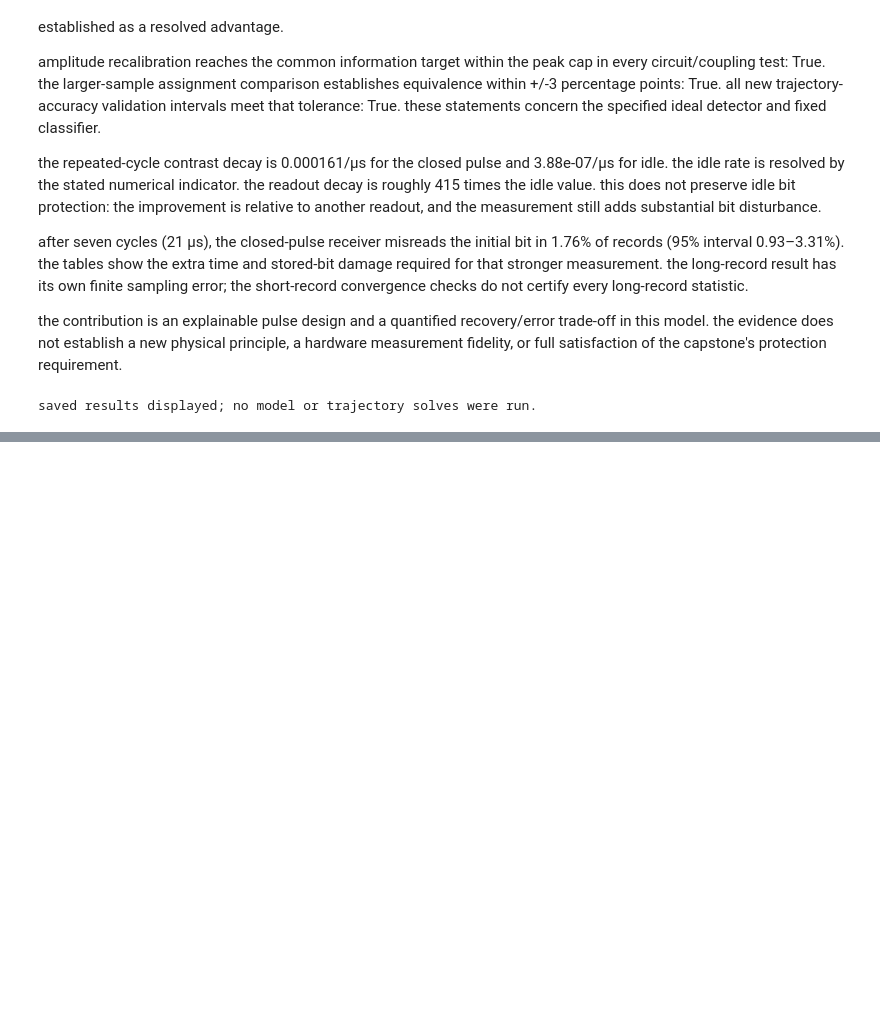
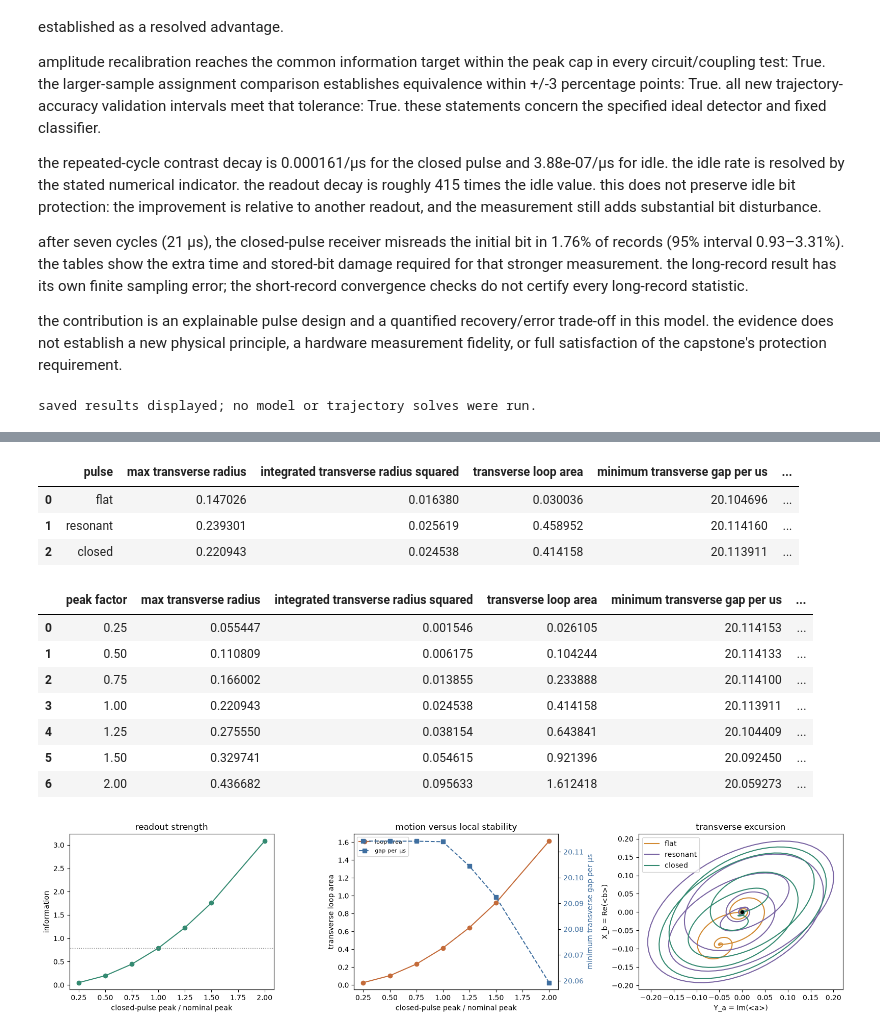
Before and after one commit to simransummermalik/solvingalice-bob, a Jupyter notebook: cat_qubits.ipynb, the cells around one changed output, grey strips where cells are left out. Cells and saved outputs as stored; diff of their text form; code cells hidden in the pictures; blank space fills up the shorter version.

```diff
--- a/cat_qubits.ipynb
+++ b/cat_qubits.ipynb
@@ -2583,0 +2933,57 @@ saved results displayed; no model or trajectory solves were run.
+# %%
+import json  # the saved phase-plane traces are a small json file
+from pathlib import Path  # lets this section run after a kernel restart
+
+import matplotlib.pyplot as plt  # the diagnostic has one compact figure
+import pandas as pd  # the saved sweep is easier to inspect as a table
+from IPython.display import Markdown, display  # keep the conclusion readable in the notebook
+
+phase_lock_load_saved = True  # the saved sweep makes this section quick after a restart
+phase_lock_folder = Path("artifacts")  # keep the diagnostic beside the other audit tables
+phase_lock_pulses = pd.read_csv(phase_lock_folder / "phase_locking_pulses.csv")  # nominal pulse comparison
+phase_lock_sweep = pd.read_csv(phase_lock_folder / "phase_locking_amplitude_sweep.csv")  # strength sweep
+phase_lock_traces = json.loads((phase_lock_folder / "phase_locking_traces.json").read_text())  # phase-plane paths
+
+if not phase_lock_load_saved:
+    raise RuntimeError("the saved phase-locking sweep is the reproducible default; rerun the export helper first")
+
+display(phase_lock_pulses.round(6))  # the three pulse shapes at the matched information point
+display(phase_lock_sweep.round(6))  # increasing strength tests for a stability boundary
+
+fig, axes = plt.subplots(1, 3, figsize=(16, 4))  # one panel for the sweep and two for the geometry
+axes[0].plot(phase_lock_sweep["peak factor"], phase_lock_sweep["information"], "o-", color="#348a71")
+axes[0].set(xlabel="closed-pulse peak / nominal peak", ylabel="information", title="readout strength")
+axes[0].axhline(0.79, color="gray", ls=":", lw=1)  # the matched-information target for context
+axes[1].plot(phase_lock_sweep["peak factor"], phase_lock_sweep["transverse loop area"], "o-", color="#c46b39", label="loop area")
+gap_axis = axes[1].twinx()  # the gap is much larger numerically, so it gets its own scale
+gap_axis.plot(phase_lock_sweep["peak factor"], phase_lock_sweep["minimum transverse gap per us"], "s--", color="#3f6fa0", label="gap per μs")
+axes[1].set(xlabel="closed-pulse peak / nominal peak", ylabel="transverse loop area", title="motion versus local stability")
+gap_axis.set_ylabel("minimum transverse gap per μs", color="#3f6fa0")
+gap_axis.tick_params(axis="y", labelcolor="#3f6fa0")
+left_lines, left_labels = axes[1].get_legend_handles_labels()  # combine both y axes in one legend
+right_lines, right_labels = gap_axis.get_legend_handles_labels()
+axes[1].legend(left_lines + right_lines, left_labels + right_labels, fontsize=8, loc="upper left")
+for label, color in [("flat", "#d28a32"), ("resonant", "#7a65a3"), ("closed", "#348a71")]:
+    trace = phase_lock_traces[label]  # each curve is a path in the two transverse coordinates
+    axes[2].plot(trace["ya"], trace["xb"], color=color, label=label)
+axes[2].scatter([0], [0], color="black", s=18, zorder=3)  # ideal phase-locked point
+axes[2].set(xlabel="Y_a = Im(<a>)", ylabel="X_b = Re(<b>)", title="transverse excursion")
+axes[2].legend()
+fig.tight_layout()
+fig.savefig(phase_lock_folder / "22_phase_locking_readout.png", dpi=170, bbox_inches="tight")
+plt.show()
+plt.close(fig)
+# %% [output]
+|  | pulse | max transverse radius | integrated transverse radius squared | transverse loop area | minimum transverse gap per us | ... |
+| 0 | flat | 0.147026 | 0.016380 | 0.030036 | 20.104696 | ... |
+| 1 | resonant | 0.239301 | 0.025619 | 0.458952 | 20.114160 | ... |
+| 2 | closed | 0.220943 | 0.024538 | 0.414158 | 20.113911 | ... |
+|  | peak factor | max transverse radius | integrated transverse radius squared | transverse loop area | minimum transverse gap per us | ... |
+| 0 | 0.25 | 0.055447 | 0.001546 | 0.026105 | 20.114153 | ... |
+| 1 | 0.50 | 0.110809 | 0.006175 | 0.104244 | 20.114133 | ... |
+| 2 | 0.75 | 0.166002 | 0.013855 | 0.233888 | 20.114100 | ... |
+| 3 | 1.00 | 0.220943 | 0.024538 | 0.414158 | 20.113911 | ... |
+| 4 | 1.25 | 0.275550 | 0.038154 | 0.643841 | 20.104409 | ... |
+| 5 | 1.50 | 0.329741 | 0.054615 | 0.921396 | 20.092450 | ... |
+| 6 | 2.00 | 0.436682 | 0.095633 | 1.612418 | 20.059273 | ... |
+[figure, added]
```
Also changed, not shown: parts of 28 cells of this notebook, 57 other files.
